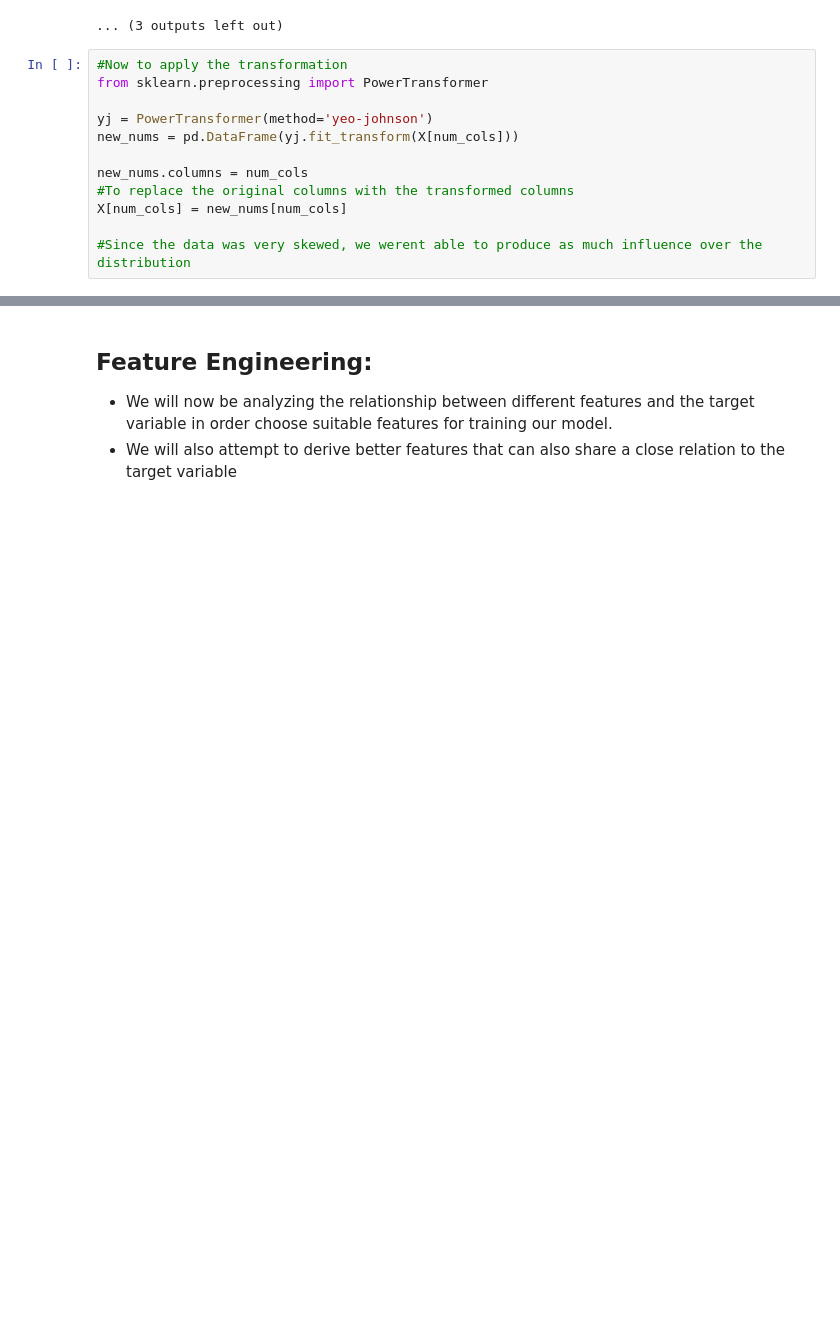
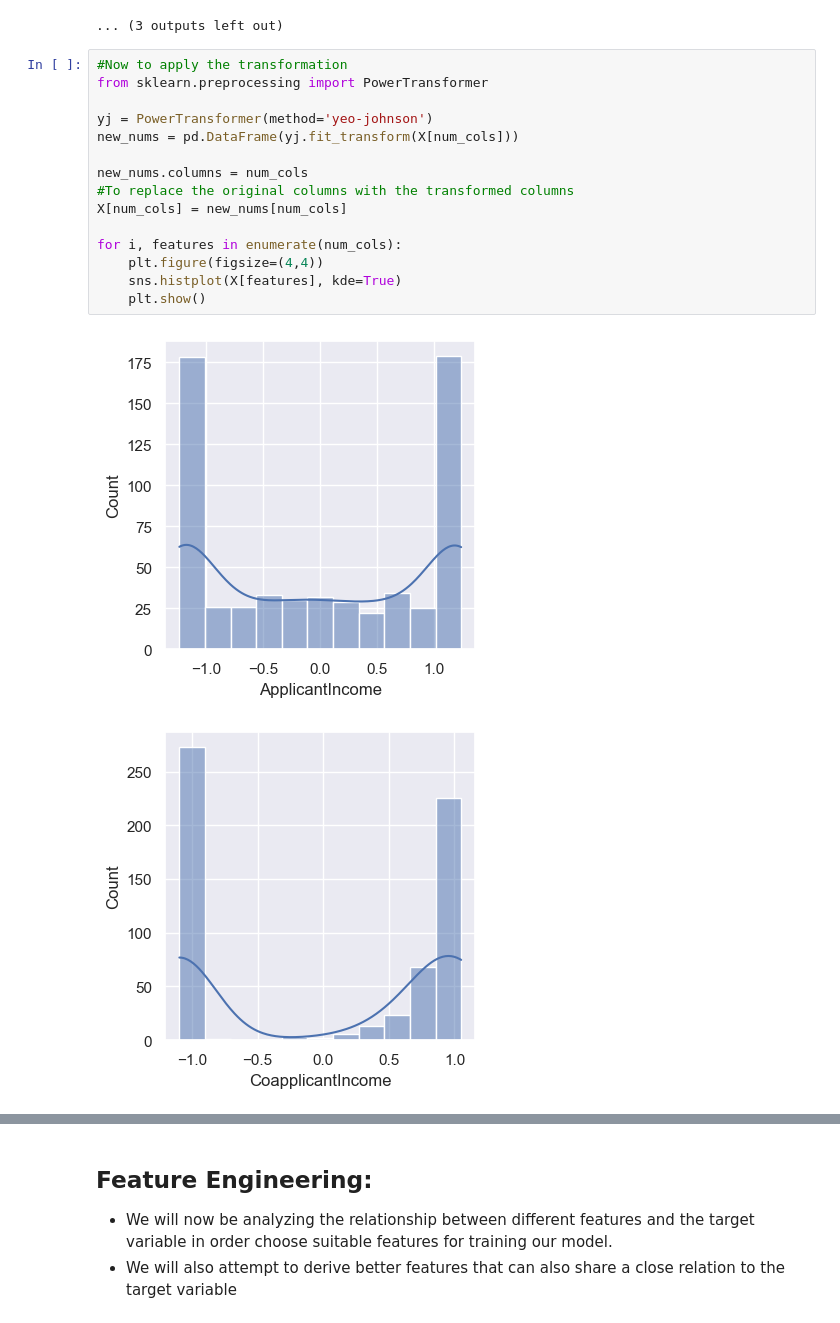
Before and after one commit to bhaskarmulik/Home-loan-prediction-model, a Jupyter notebook: src.ipynb, the cells around one changed output, grey strips where cells are left out. Cells and saved outputs as stored; diff of their text form; blank space fills up the shorter version.

```diff
--- a/src.ipynb
+++ b/src.ipynb
@@ -846,12 +856,18 @@ for col in num_cols:
 # %%
 #Now to apply the transformation
 from sklearn.preprocessing import PowerTransformer
 
 yj = PowerTransformer(method='yeo-johnson')
 new_nums = pd.DataFrame(yj.fit_transform(X[num_cols]))
 
 new_nums.columns = num_cols
 #To replace the original columns with the transformed columns
 X[num_cols] = new_nums[num_cols]
 
-#Since the data was very skewed, we werent able to produce as much influence over the distribution
+for i, features in enumerate(num_cols):
+    plt.figure(figsize=(4,4))
+    sns.histplot(X[features], kde=True)
+    plt.show()
+# %% [output]
+[figure, added]
+[figure, added]
```
Also changed, not shown: parts of 6 cells of this notebook.
